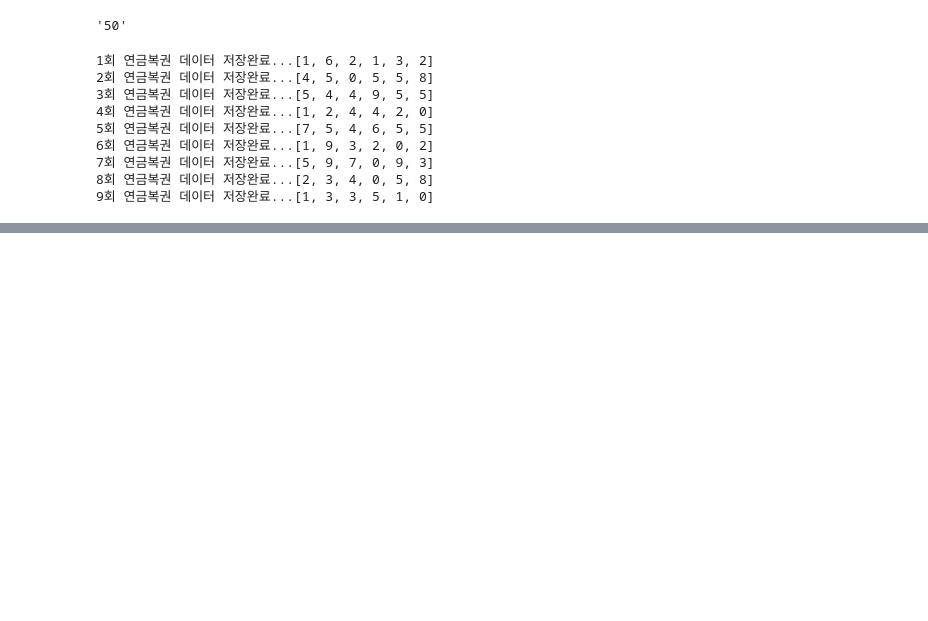
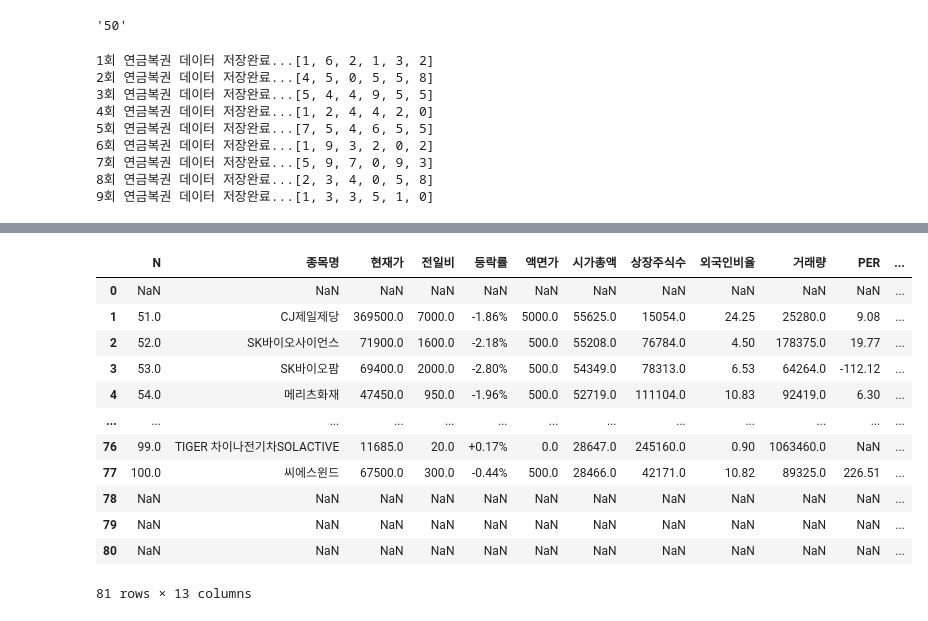
Before and after one commit to SeJin317/-, a Jupyter notebook: 데이터분석2.ipynb, the cells around one changed output, grey strips where cells are left out. Saved outputs shown, nothing was run; the diff lists cells and outputs as text; code cells hidden in the pictures; blank space fills up the shorter version.

```diff
--- a/데이터분석2.ipynb
+++ b/데이터분석2.ipynb
@@ -170,0 +201,17 @@ df2.to_excel("pension.xlsx")
+# %%
+table = pd.read_html(str(table))[0]
+table
+# %% [output]
+|  | N | 종목명 | 현재가 | 전일비 | 등락률 | 액면가 | 시가총액 | 상장주식수 | 외국인비율 | 거래량 | PER | ... |
+| 0 | NaN | NaN | NaN | NaN | NaN | NaN | NaN | NaN | NaN | NaN | NaN | ... |
+| 1 | 51.0 | CJ제일제당 | 369500.0 | 7000.0 | -1.86% | 5000.0 | 55625.0 | 15054.0 | 24.25 | 25280.0 | 9.08 | ... |
+| 2 | 52.0 | SK바이오사이언스 | 71900.0 | 1600.0 | -2.18% | 500.0 | 55208.0 | 76784.0 | 4.50 | 178375.0 | 19.77 | ... |
+| 3 | 53.0 | SK바이오팜 | 69400.0 | 2000.0 | -2.80% | 500.0 | 54349.0 | 78313.0 | 6.53 | 64264.0 | -112.12 | ... |
+| 4 | 54.0 | 메리츠화재 | 47450.0 | 950.0 | -1.96% | 500.0 | 52719.0 | 111104.0 | 10.83 | 92419.0 | 6.30 | ... |
+| ... | ... | ... | ... | ... | ... | ... | ... | ... | ... | ... | ... | ... |
+| 76 | 99.0 | TIGER 차이나전기차SOLACTIVE | 11685.0 | 20.0 | +0.17% | 0.0 | 28647.0 | 245160.0 | 0.90 | 1063460.0 | NaN | ... |
+| 77 | 100.0 | 씨에스윈드 | 67500.0 | 300.0 | -0.44% | 500.0 | 28466.0 | 42171.0 | 10.82 | 89325.0 | 226.51 | ... |
+| 78 | NaN | NaN | NaN | NaN | NaN | NaN | NaN | NaN | NaN | NaN | NaN | ... |
+| 79 | NaN | NaN | NaN | NaN | NaN | NaN | NaN | NaN | NaN | NaN | NaN | ... |
+| 80 | NaN | NaN | NaN | NaN | NaN | NaN | NaN | NaN | NaN | NaN | NaN | ... |
+81 rows × 13 columns
```
Also changed, not shown: parts of 18 cells of this notebook.
